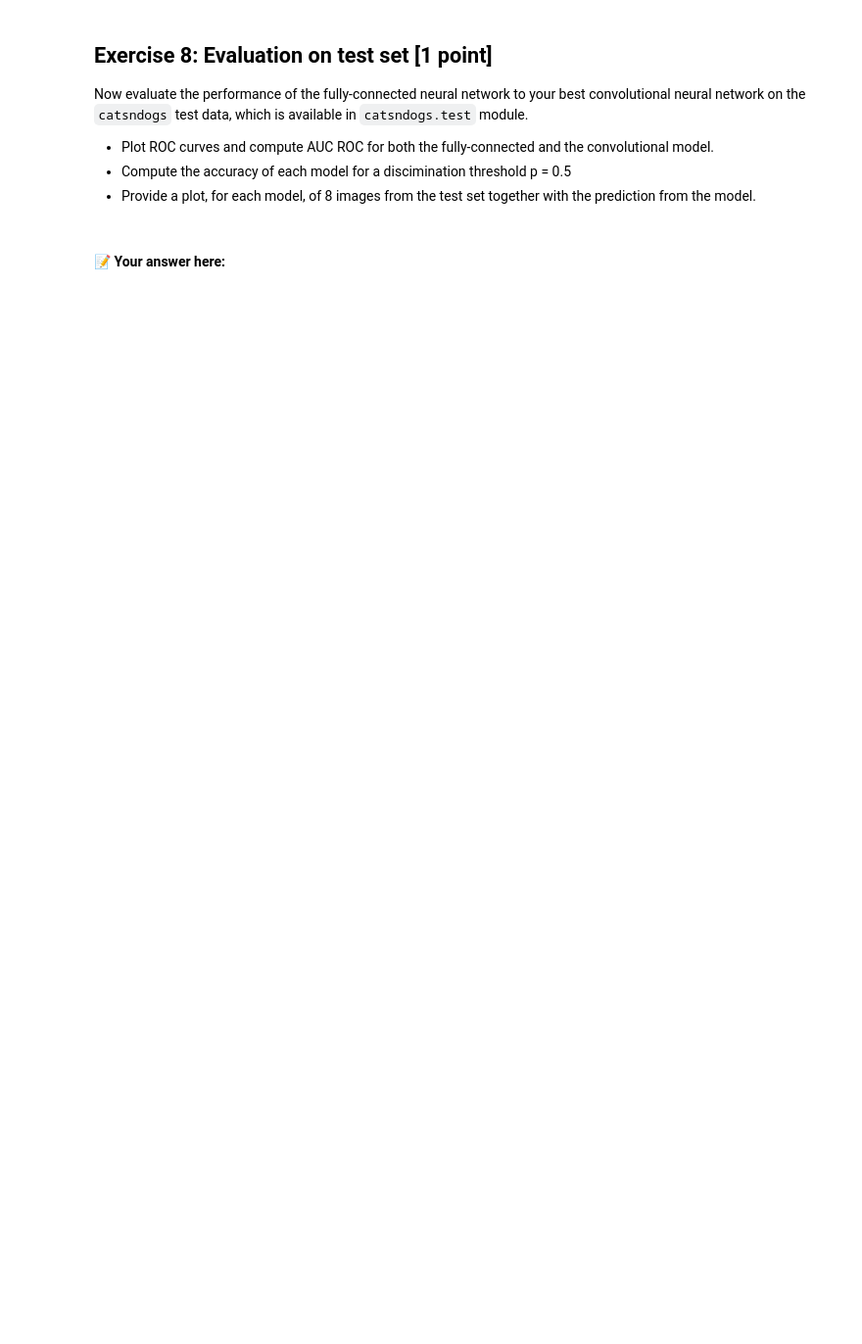
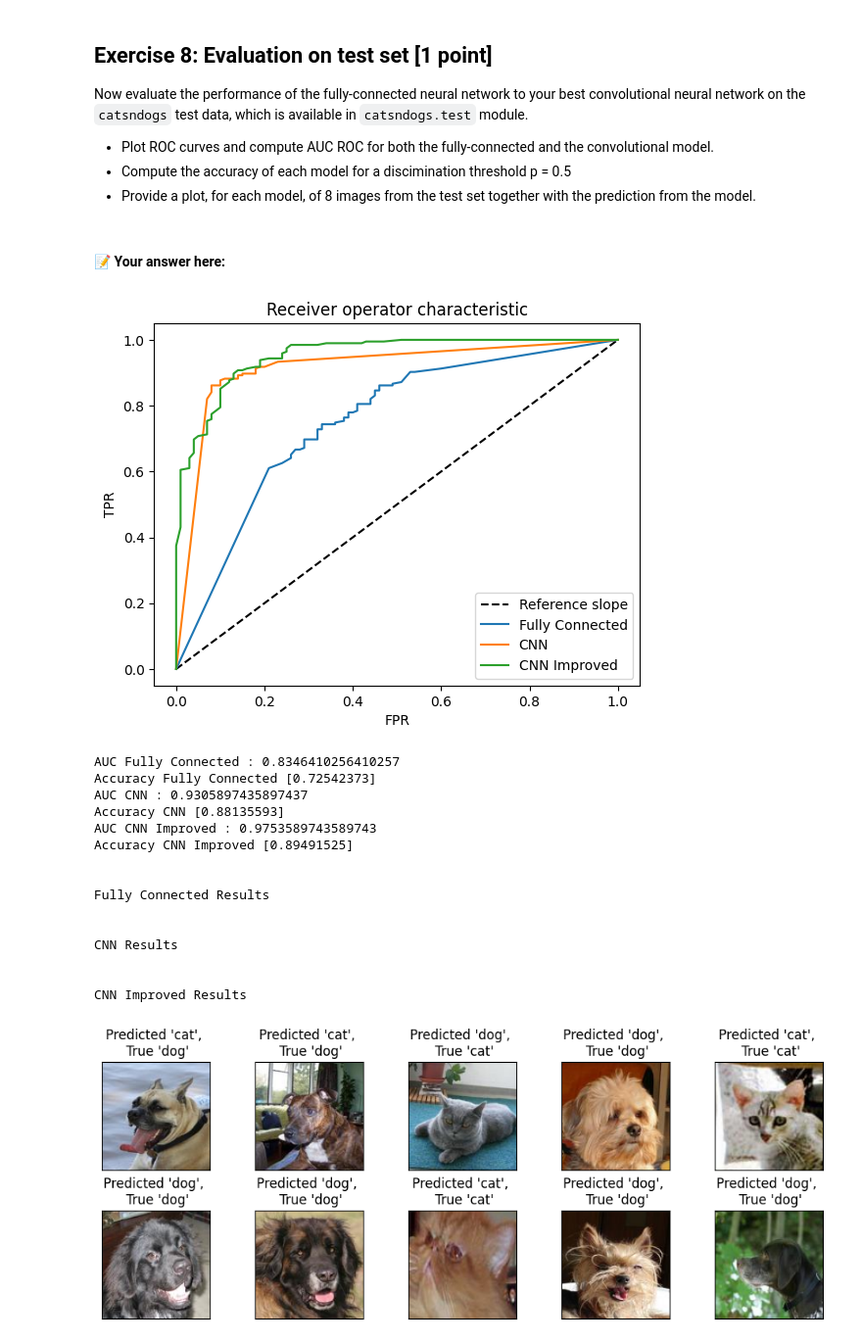
Before and after one commit to 1337Elm/TDA233, a Jupyter notebook: HW3_2024.ipynb, the cells around one changed output. Shown at 98% size. Cells and saved outputs as stored; diff of their text form; code cells hidden in the pictures; blank space fills up the shorter version.

```diff
--- a/HW3_2024.ipynb
+++ b/HW3_2024.ipynb
@@ -763,3 +976,83 @@ Now evaluate the performance of the fully-connected neural network to your best
 - Provide a plot, for each model, of 8 images from the test set together with the prediction from the model.
 # %% [markdown]
 #### 📝 Your answer here:
+# %%
+def roc_acc(model,validation_loader,ps,p_float):
+    tp = np.zeros(len(ps))
+    tn = np.zeros(len(ps))
+    fp = np.zeros(len(ps))
+    fn = np.zeros(len(ps))
+    for i in range(len(ps)):
+        with torch.no_grad():
+            for pic, label in validation_loader:
+                pred = torch.sigmoid(model(pic)) > ps[i]
+
+                for (pred_i,label_i) in zip(pred,label):
+                    if pred_i == True:
+                        if label_i == 1:
+                            tp[i] += 1
+                        else:
+                            fp[i] += 1
+
+                    elif pred_i == False:
+                        if label_i == 1:
+                            fn[i] += 1
+                        else:
+                            tn[i] += 1
+    indeces = np.where(ps==p_float)
+    acc = (tp[indeces] + tn[indeces])/(tp[indeces] + tn[indeces] + fp[indeces] + fn[indeces])
+    return acc
+
+fpr_cnn,tpr_cnn = receiver_operating_characteristic(model_cnn,validation_loader_catsndogs,np.linspace(0,1,101))
+fpr_cnn_improved,tpr_cnn_improved = receiver_operating_characteristic(model_improved,validation_loader_catsndogs,np.linspace(0,1,101))
+
+x = np.linspace(0, 1, 101)
+plt.plot(x, x, c="k", ls="--",label= "Reference slope")
+plt.plot(fpr, tpr,label="Fully Connected")
+plt.plot(fpr_cnn, tpr_cnn,label="CNN")
+plt.plot(fpr_cnn_improved, tpr_cnn_improved,label="CNN Improved")
+plt.legend()
+plt.ylabel("TPR")
+plt.xlabel("FPR")
+plt.title("Receiver operator characteristic")
+plt.show()
+
+
+print(f"AUC Fully Connected : {auc_roc(fpr,tpr)}")
+print(f"Accuracy Fully Connected {roc_acc(fc_model,validation_loader_catsndogs,np.linspace(0,1,101),0.5)}")
+
+print(f"AUC CNN : {auc_roc(fpr_cnn,tpr_cnn)}")
+print(f"Accuracy CNN {roc_acc(model_cnn,validation_loader_catsndogs,np.linspace(0,1,101),0.5)}")
+
+print(f"AUC CNN Improved : {auc_roc(fpr_cnn_improved,tpr_cnn_improved)}")
+print(f"Accuracy CNN Improved {roc_acc(model_improved,validation_loader_catsndogs,np.linspace(0,1,101),0.5)}")
+
+print("\n")
+print("Fully Connected Results")
+plot_results(fc_model,validation_data_catsndogs)
+
+print("\n")
+print("CNN Results")
+plot_results(model_cnn,validation_data_catsndogs)
+
+print("\n")
+print("CNN Improved Results")
+plot_results(model_improved,validation_data_catsndogs)
+# %% [output]
+[figure, added]
+AUC Fully Connected : 0.8346410256410257
+Accuracy Fully Connected [0.72542373]
+AUC CNN : 0.9305897435897437
+Accuracy CNN [0.88135593]
+AUC CNN Improved : 0.9753589743589743
+Accuracy CNN Improved [0.89491525]
+
+
+Fully Connected Results
+
+
+CNN Results
+
+
+CNN Improved Results
+[figure, added]
```
Also changed, not shown: parts of 17 cells of this notebook.
